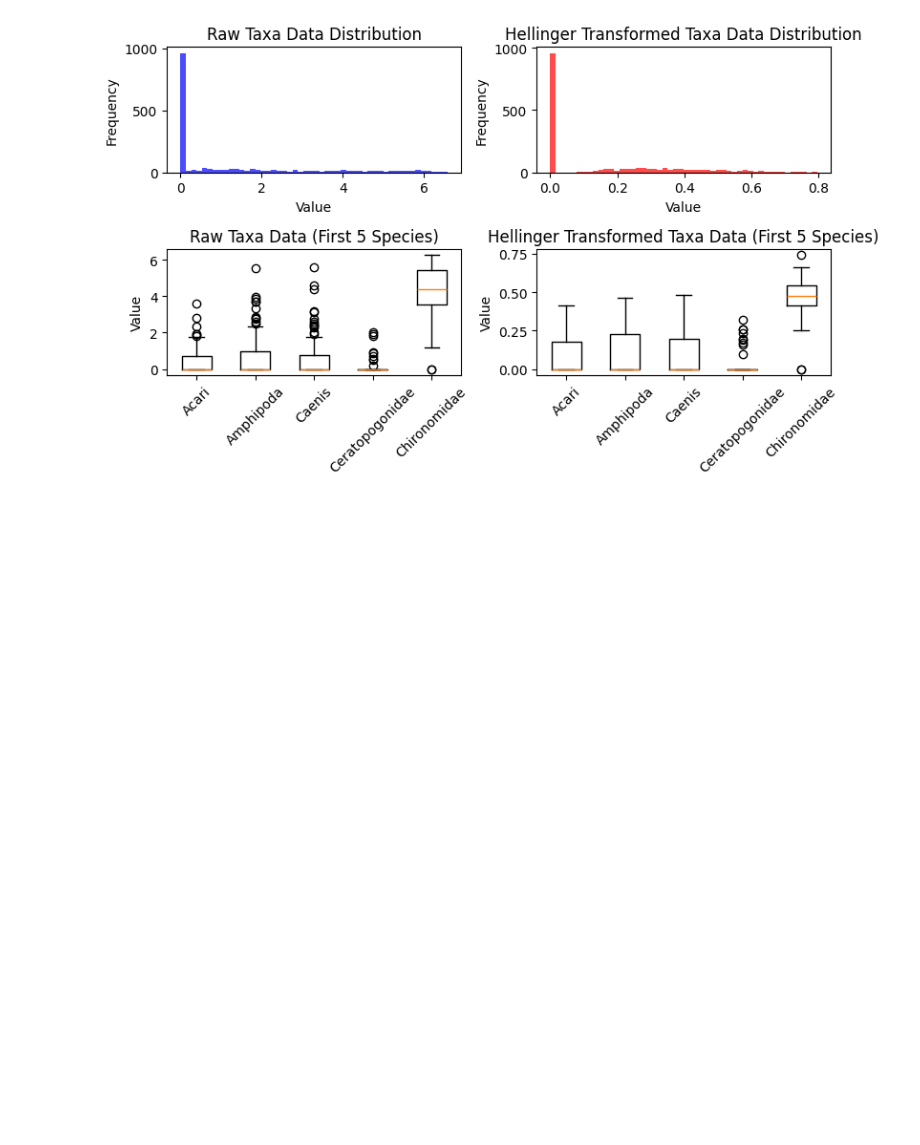
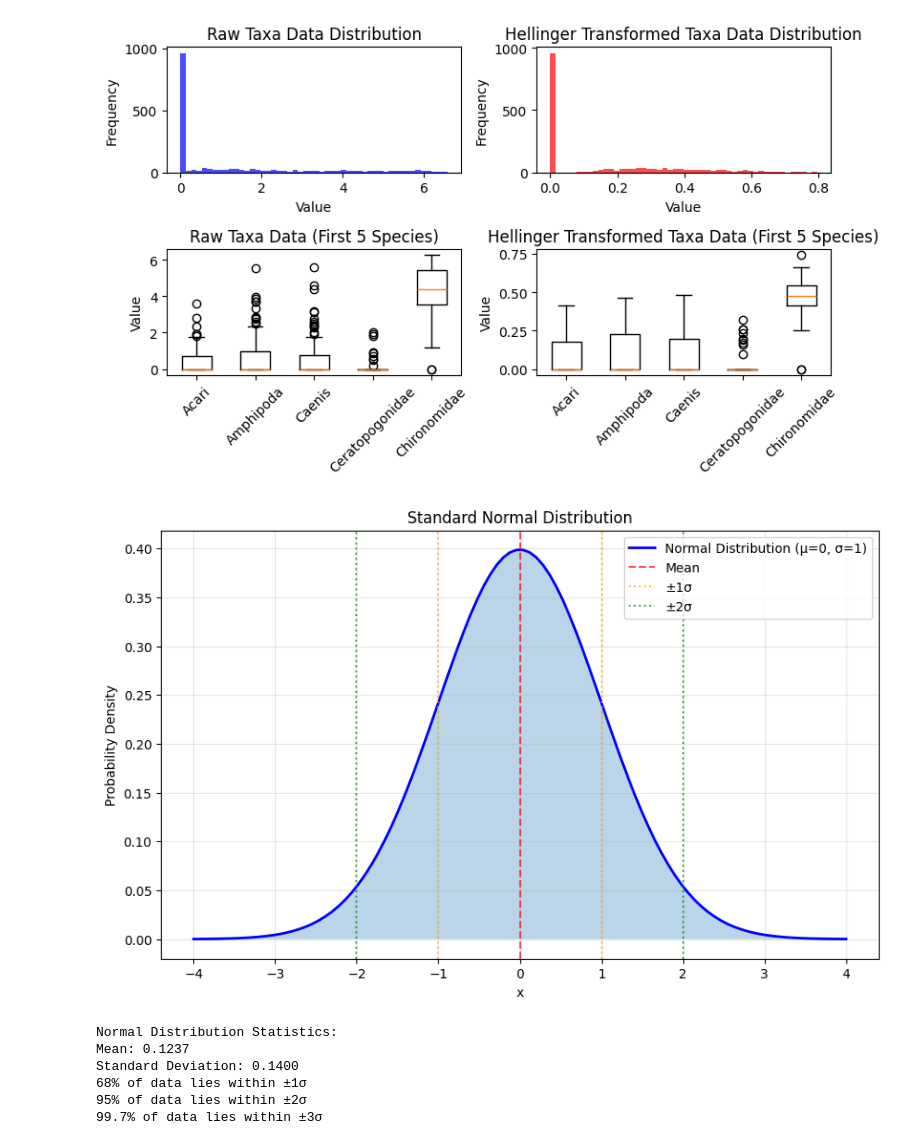
Before and after one commit to Gufeng-2002/Zoobenthic_Community_Indicator, a Jupyter notebook: notebooks/00*_build_data_operation.ipynb, the cells around one changed output. Saved outputs shown, nothing was run; the diff lists cells and outputs as text; code cells hidden in the pictures; blank space fills up the shorter version.

```diff
--- a/notebooks/00*_build_data_operation.ipynb
+++ b/notebooks/00*_build_data_operation.ipynb
@@ -398,2 +468,48 @@ plt.show()
 # %% [output]
 [figure]
+# %%
+import numpy as np
+import matplotlib.pyplot as plt
+from scipy import stats
+
+# Generate data for normal distribution
+x = np.linspace(-4, 4, 100)
+y = stats.norm.pdf(x, 0, 1)  # Standard normal distribution (mean=0, std=1)
+
+# Create the plot
+plt.figure(figsize=(10, 6))
+plt.plot(x, y, 'b-', linewidth=2, label='Normal Distribution (μ=0, σ=1)')
+plt.fill_between(x, y, alpha=0.3)
+
+# Add labels and title
+plt.xlabel('x')
+plt.ylabel('Probability Density')
+plt.title('Standard Normal Distribution')
+plt.grid(True, alpha=0.3)
+plt.legend()
+
+# Add some statistical annotations
+plt.axvline(0, color='red', linestyle='--', alpha=0.7, label='Mean')
+plt.axvline(-1, color='orange', linestyle=':', alpha=0.7, label='±1σ')
+plt.axvline(1, color='orange', linestyle=':', alpha=0.7)
+plt.axvline(-2, color='green', linestyle=':', alpha=0.7, label='±2σ')
+plt.axvline(2, color='green', linestyle=':', alpha=0.7)
+
+plt.legend()
+plt.show()
+
+# Print some statistics
+print("Normal Distribution Statistics:")
+print(f"Mean: {np.mean(y):.4f}")
+print(f"Standard Deviation: {np.std(y):.4f}")
+print(f"68% of data lies within ±1σ")
+print(f"95% of data lies within ±2σ")
+print(f"99.7% of data lies within ±3σ")
+# %% [output]
+[figure, added]
+Normal Distribution Statistics:
+Mean: 0.1237
+Standard Deviation: 0.1400
+68% of data lies within ±1σ
+95% of data lies within ±2σ
+99.7% of data lies within ±3σ
```
Also changed, not shown: parts of 1 cell of this notebook, 7 other files.
